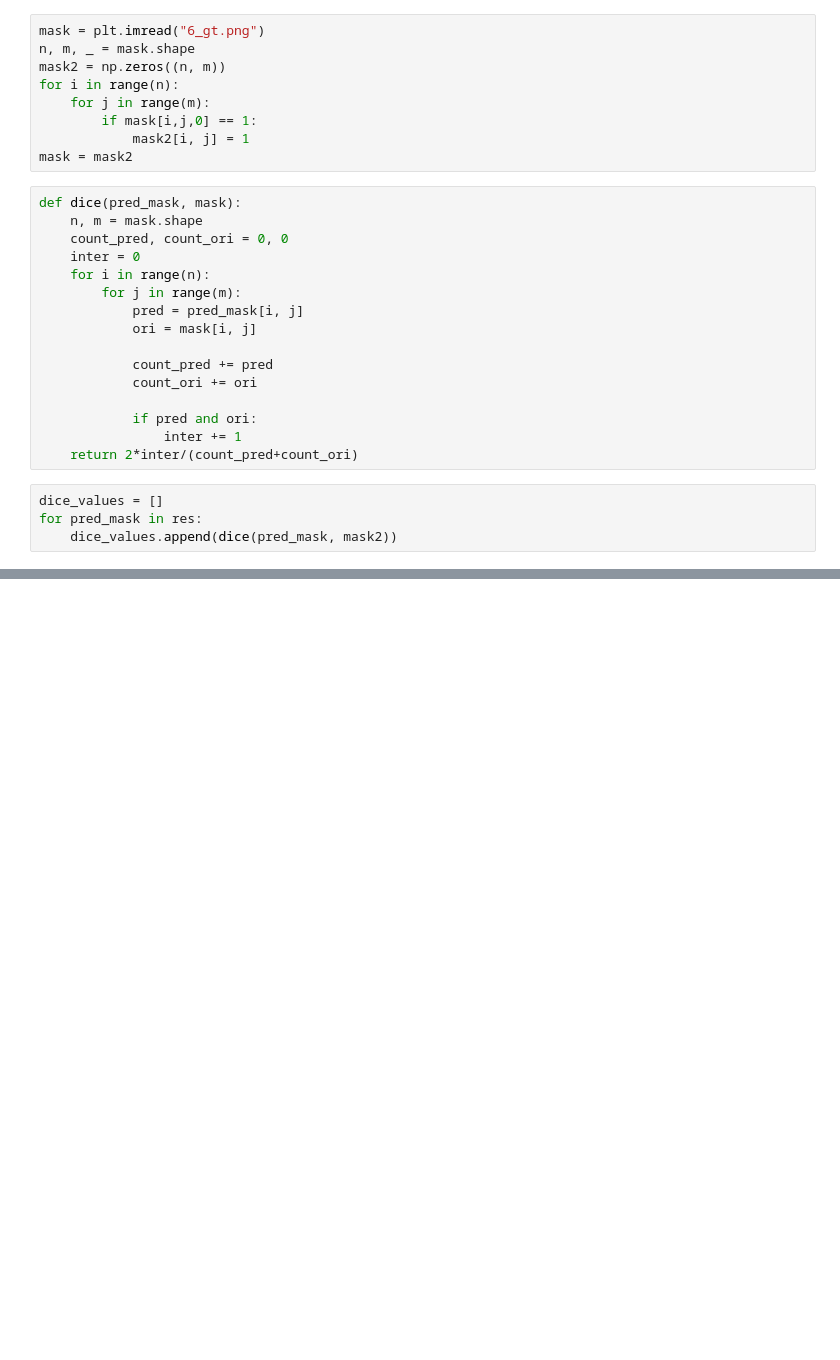
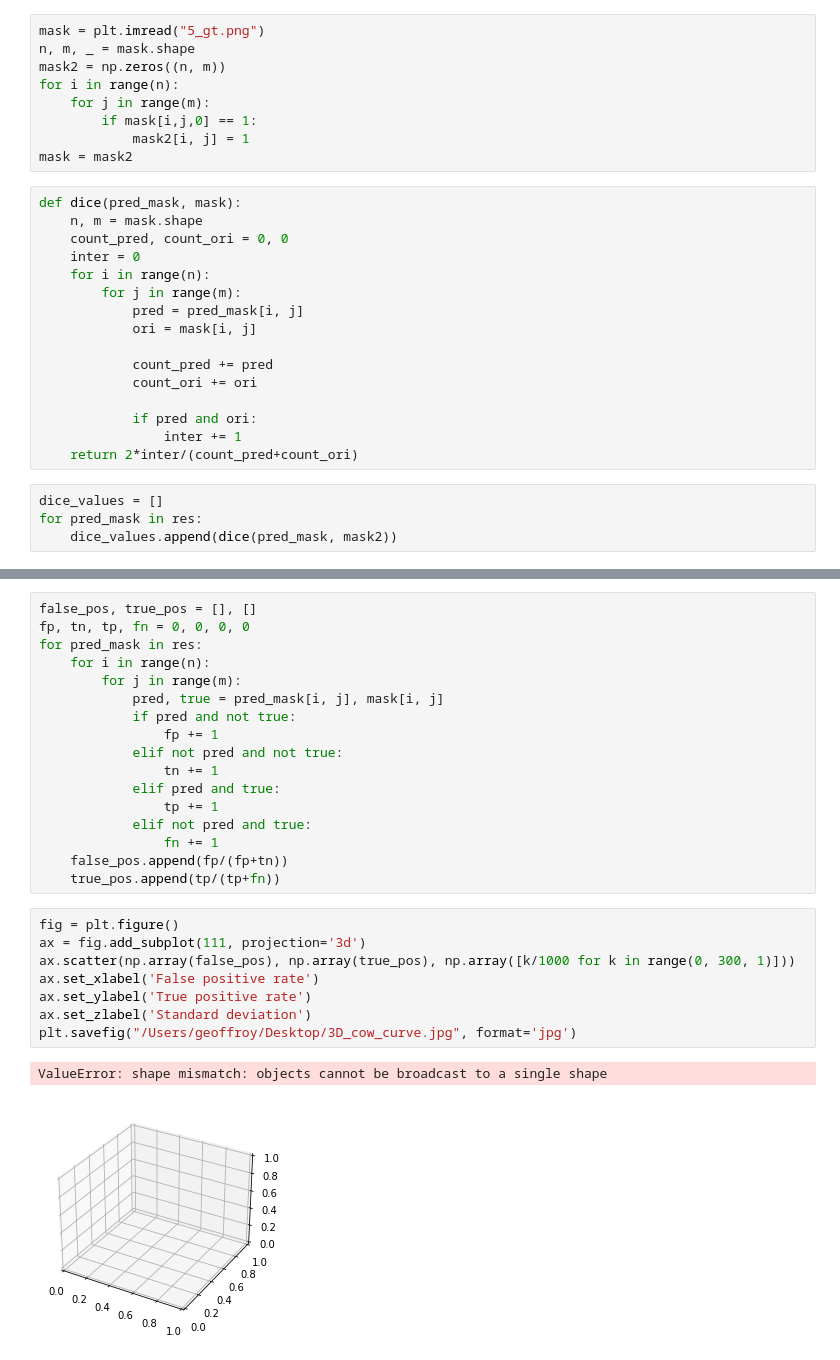
Before and after one commit to geoffroyO/sVae, a Jupyter notebook: src/add_noise_test/treatment.ipynb, the cells around one changed output, grey strips where cells are left out. Saved outputs shown, nothing was run; the diff lists cells and outputs as text; blank space fills up the shorter version.

```diff
--- a/src/add_noise_test/treatment.ipynb
+++ b/src/add_noise_test/treatment.ipynb
@@ -73,7 +73,7 @@ for k in range(0, 300, 1):
     dilatation = morph.binary_dilation(closing_2)
     res.append(dilatation)
 # %%
-mask = plt.imread("6_gt.png")
+mask = plt.imread("5_gt.png")
 n, m, _ = mask.shape
 mask2 = np.zeros((n, m))
 for i in range(n):
@@ -104,3 +112,31 @@ for pred_mask in res:
+# %%
+false_pos, true_pos = [], []
+fp, tn, tp, fn = 0, 0, 0, 0
+for pred_mask in res:
+    for i in range(n):
+        for j in range(m):
+            pred, true = pred_mask[i, j], mask[i, j]
+            if pred and not true:
+                fp += 1
+            elif not pred and not true:
+                tn += 1
+            elif pred and true:
+                tp += 1
+            elif not pred and true:
+                fn += 1
+    false_pos.append(fp/(fp+tn))
+    true_pos.append(tp/(tp+fn))
+# %%
+fig = plt.figure()
+ax = fig.add_subplot(111, projection='3d')
+ax.scatter(np.array(false_pos), np.array(true_pos), np.array([k/1000 for k in range(0, 300, 1)]))
+ax.set_xlabel('False positive rate')
+ax.set_ylabel('True positive rate')
+ax.set_zlabel('Standard deviation')
+plt.savefig("/Users/geoffroy/Desktop/3D_cow_curve.jpg", format='jpg')
+# %% [output]
+ValueError: shape mismatch: objects cannot be broadcast to a single shape
+[figure, added]
 # %%
 from scipy.interpolate import splrep, splev
 
```
Also changed, not shown: parts of 4 cells of this notebook, 4 other files.
